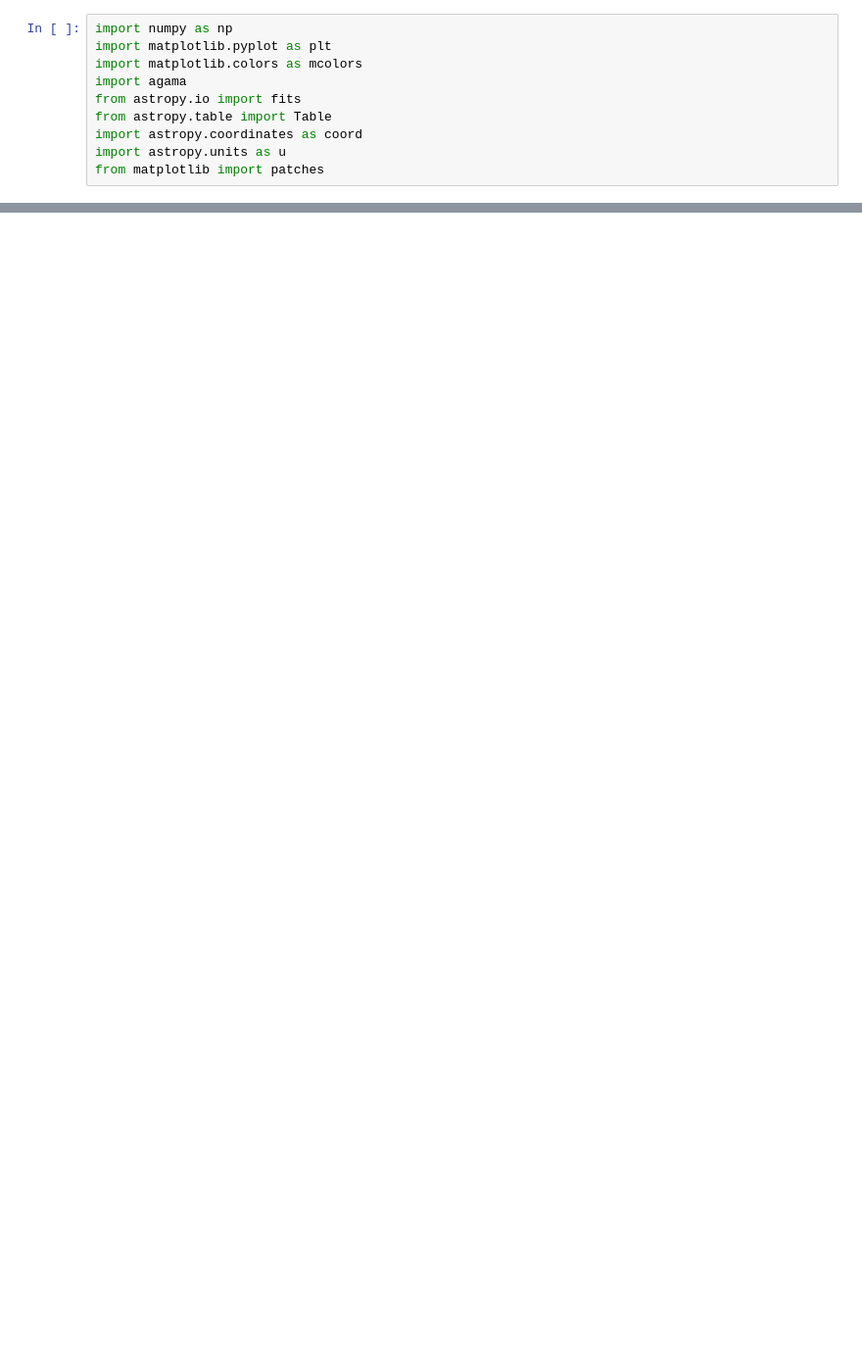
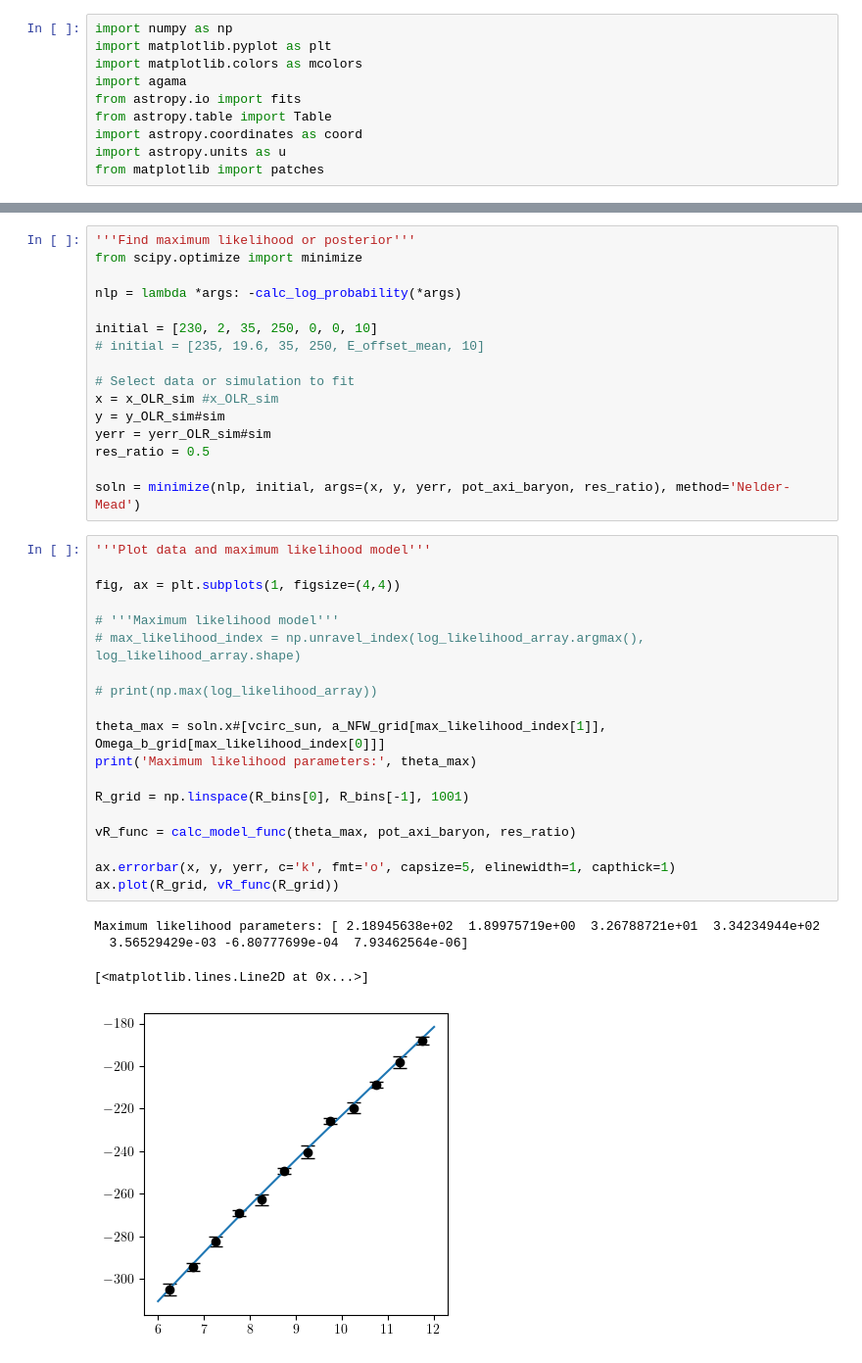
Before and after one commit to adllmr/resonances, a Jupyter notebook: pot_pat_fit.ipynb, the cells around one changed output, grey strips where cells are left out. Shown at 98% size. Cells and saved outputs as stored; diff of their text form; blank space fills up the shorter version.

```diff
--- a/pot_pat_fit.ipynb
+++ b/pot_pat_fit.ipynb
@@ -849,0 +779,40 @@ Text(0.5, 0, 'step number')
+# %%
+'''Find maximum likelihood or posterior'''
+from scipy.optimize import minimize
+
+nlp = lambda *args: -calc_log_probability(*args)
+
+initial = [230, 2, 35, 250, 0, 0, 10]
+# initial = [235, 19.6, 35, 250, E_offset_mean, 10]
+
+# Select data or simulation to fit
+x = x_OLR_sim #x_OLR_sim
+y = y_OLR_sim#sim
+yerr = yerr_OLR_sim#sim
+res_ratio = 0.5
+
+soln = minimize(nlp, initial, args=(x, y, yerr, pot_axi_baryon, res_ratio), method='Nelder-Mead')
+# %%
+'''Plot data and maximum likelihood model'''
+
+fig, ax = plt.subplots(1, figsize=(4,4))
+
+# '''Maximum likelihood model'''
+# max_likelihood_index = np.unravel_index(log_likelihood_array.argmax(), log_likelihood_array.shape)
+
+# print(np.max(log_likelihood_array))
+
+theta_max = soln.x#[vcirc_sun, a_NFW_grid[max_likelihood_index[1]], Omega_b_grid[max_likelihood_index[0]]]
+print('Maximum likelihood parameters:', theta_max)
+
+R_grid = np.linspace(R_bins[0], R_bins[-1], 1001)
+
+vR_func = calc_model_func(theta_max, pot_axi_baryon, res_ratio)
+
+ax.errorbar(x, y, yerr, c='k', fmt='o', capsize=5, elinewidth=1, capthick=1)
+ax.plot(R_grid, vR_func(R_grid))
+# %% [output]
+Maximum likelihood parameters: [ 2.18945638e+02  1.89975719e+00  3.26788721e+01  3.34234944e+02
+  3.56529429e-03 -6.80777699e-04  7.93462564e-06]
+[<matplotlib.lines.Line2D at 0x...>]
+[figure, added]
```
Also changed, not shown: parts of 41 cells of this notebook, 1 other file.
